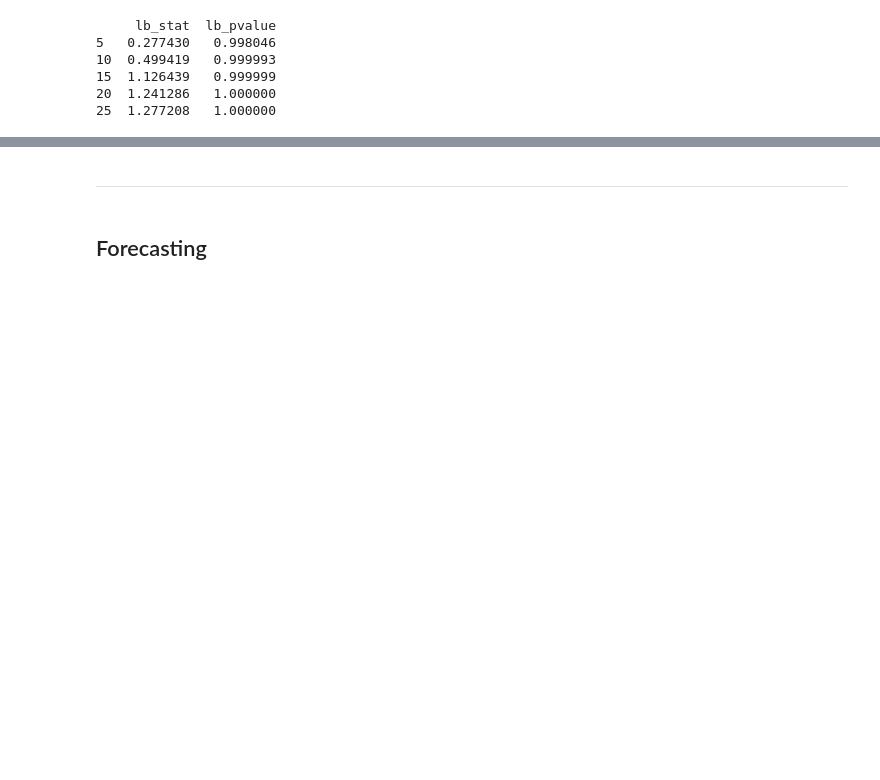
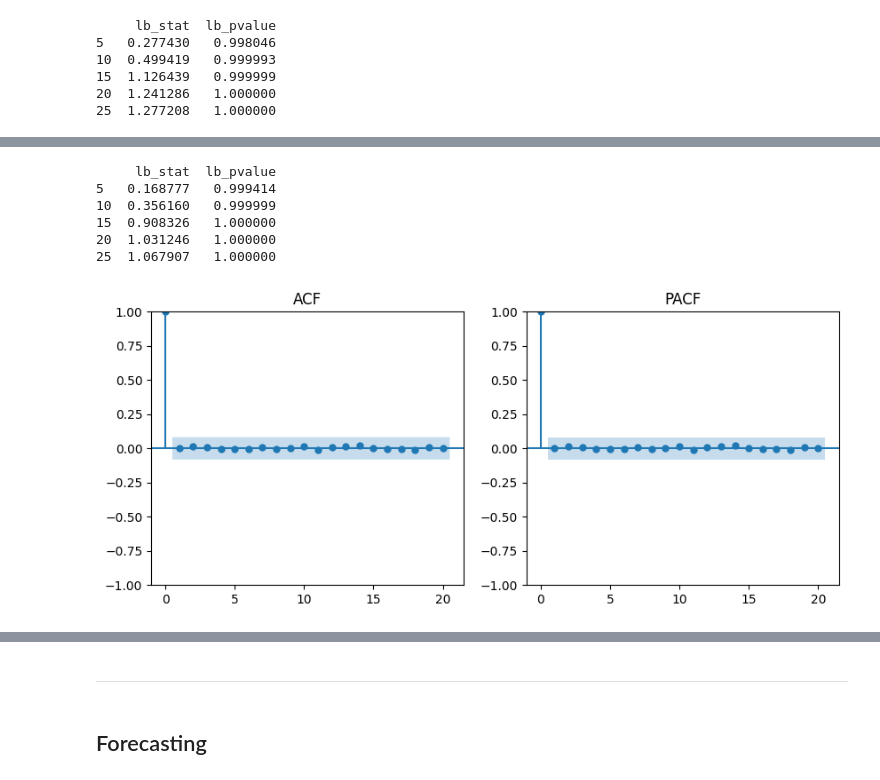
Before and after one commit to pjagiello01/Time-Series-Analysis, a Jupyter notebook: notebooks/analysis.ipynb, the cells around one changed output, grey strips where cells are left out. Cells and saved outputs as stored; diff of their text form; code cells hidden in the pictures; blank space fills up the shorter version.

```diff
--- a/notebooks/analysis.ipynb
+++ b/notebooks/analysis.ipynb
@@ -907,0 +933,22 @@ Model specification is correct. There is no autocorrelations in model residuals,
+# %%
+ljung_test = acorr_ljungbox(arima_210.resid, lags=[5, 10, 15, 20, 25], return_df=True)
+print(ljung_test)
+# %% [output]
+     lb_stat  lb_pvalue
+5   0.168777   0.999414
+10  0.356160   0.999999
+15  0.908326   1.000000
+20  1.031246   1.000000
+25  1.067907   1.000000
+# %%
+fig, axes = plt.subplots(1, 2, figsize = (10, 4))
+
+plot_acf(arima_210.resid, lags=20, ax=axes[0])
+axes[0].set_title("ACF")
+
+plot_pacf(arima_210.resid, lags=20, ax=axes[1])
+axes[1].set_title("PACF")
+
+plt.show()
+# %% [output]
+[figure, added]
```
Also changed, not shown: parts of 83 cells of this notebook, 2 other files.
